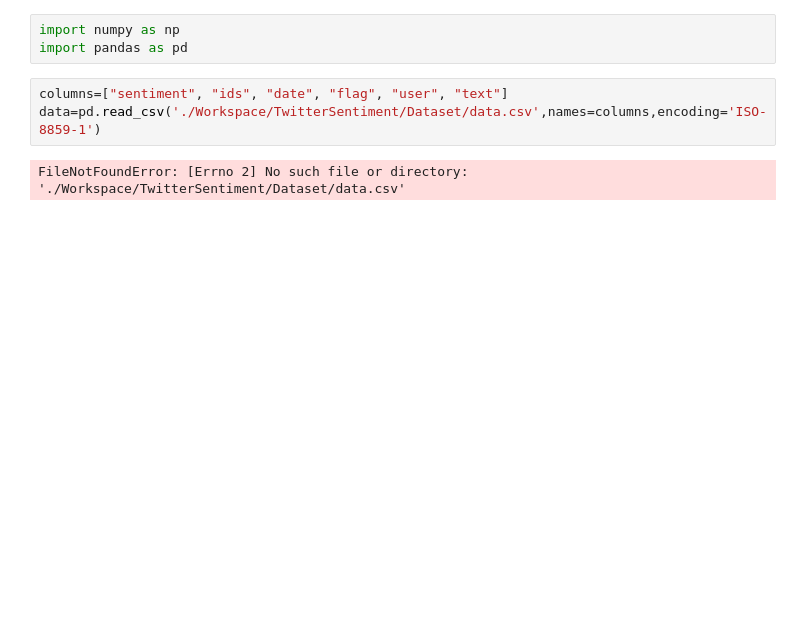
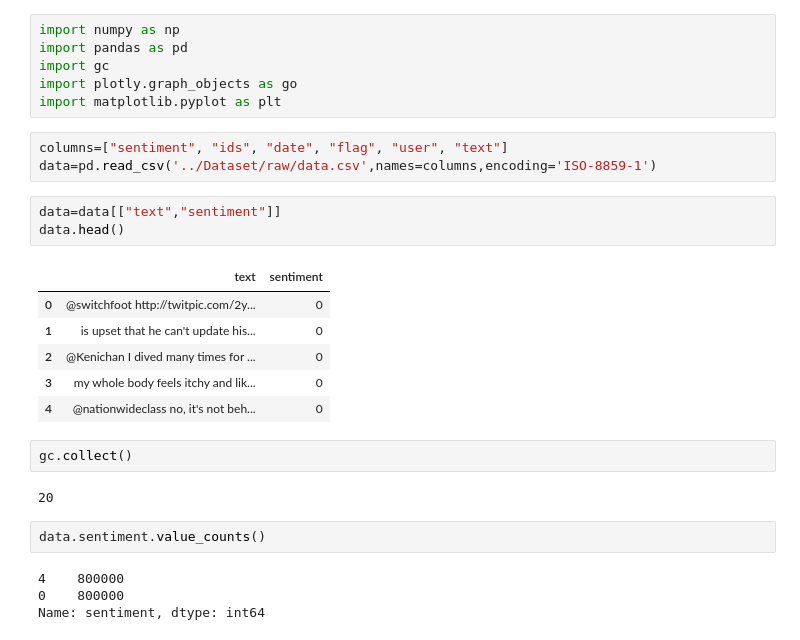
Before and after one commit to AsadAliDD/TwitterSentiment, a Jupyter notebook: Notebooks/EDA.ipynb, the cells around one changed output. Cells and saved outputs as stored; diff of their text form; blank space fills up the shorter version.

```diff
--- a/Notebooks/EDA.ipynb
+++ b/Notebooks/EDA.ipynb
@@ -1,8 +1,29 @@
 # %%
 import numpy as np
 import pandas as pd
+import gc
+import plotly.graph_objects as go
+import matplotlib.pyplot as plt
 # %%
 columns=["sentiment", "ids", "date", "flag", "user", "text"]
-data=pd.read_csv('./Workspace/TwitterSentiment/Dataset/data.csv',names=columns,encoding='ISO-8859-1')
+data=pd.read_csv('../Dataset/raw/data.csv',names=columns,encoding='ISO-8859-1')
-# %% [output]
-FileNotFoundError: [Errno 2] No such file or directory: './Workspace/TwitterSentiment/Dataset/data.csv'
+# %%
+data=data[["text","sentiment"]]
+data.head()
+# %% [output]
+|  | text | sentiment |
+| 0 | @switchfoot http://twitpic.com/2y... | 0 |
+| 1 | is upset that he can't update his... | 0 |
+| 2 | @Kenichan I dived many times for ... | 0 |
+| 3 | my whole body feels itchy and lik... | 0 |
+| 4 | @nationwideclass no, it's not beh... | 0 |
+# %%
+gc.collect()
+# %% [output]
+20
+# %%
+data.sentiment.value_counts()
+# %% [output]
+4    800000
+0    800000
+Name: sentiment, dtype: int64
```
Also changed, not shown: parts of 3 cells of this notebook.
